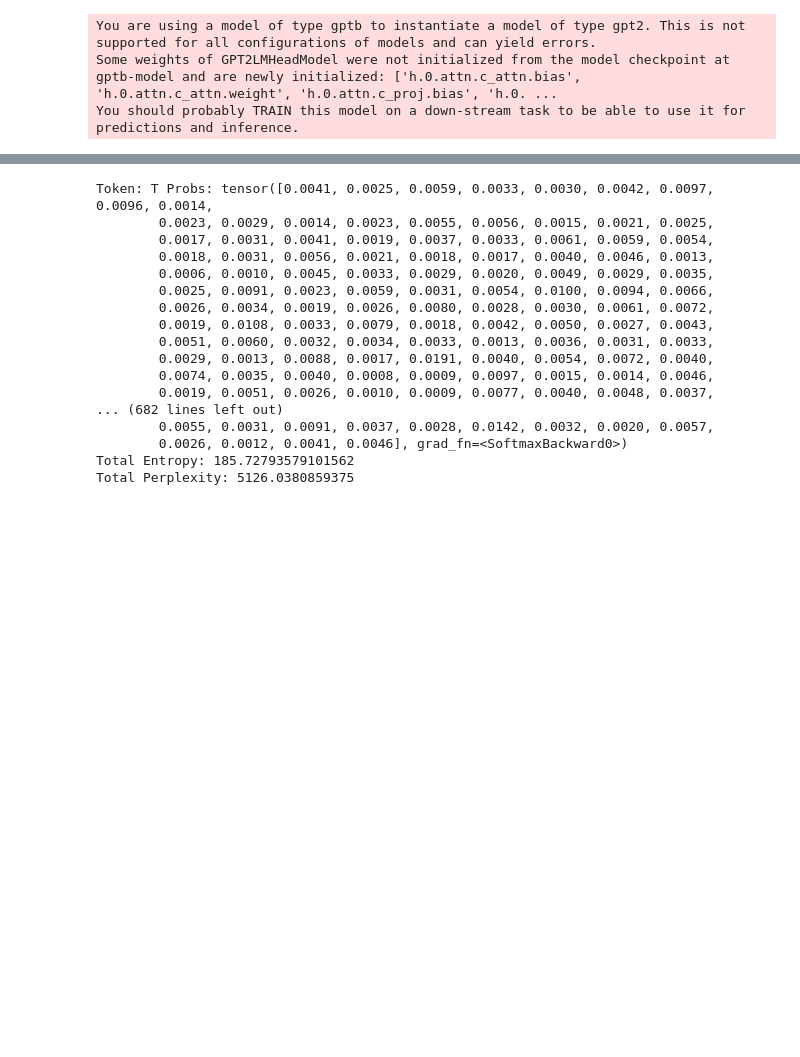
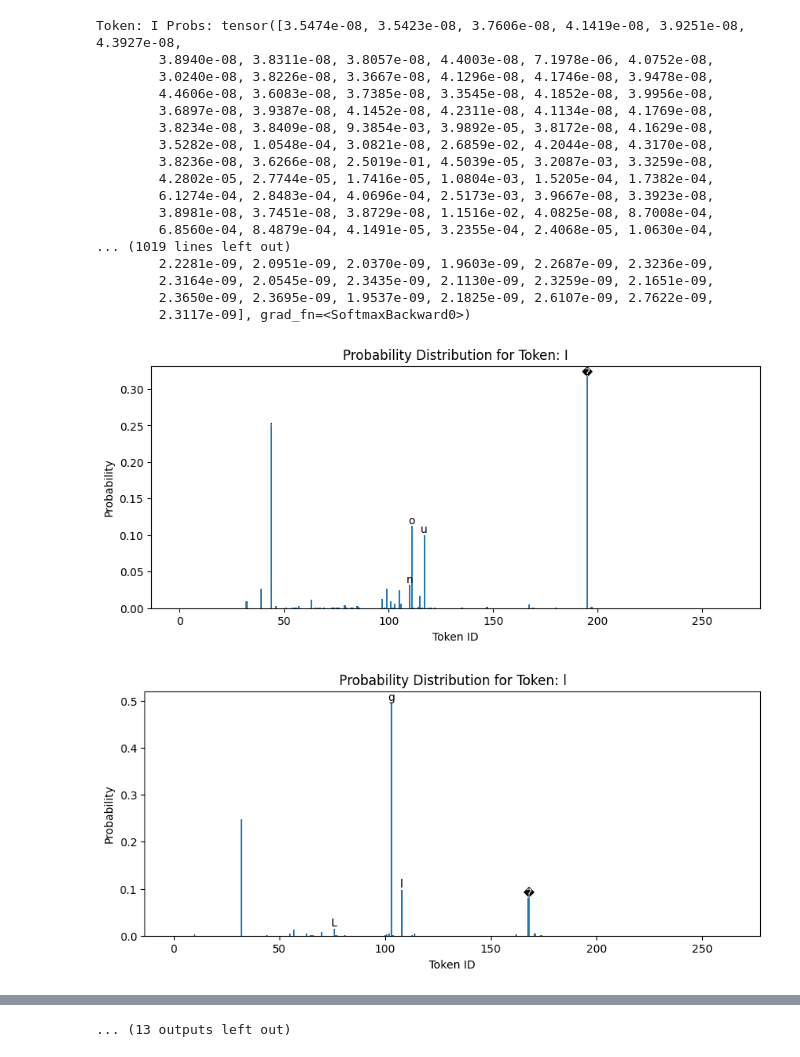
Before and after one commit to Unsuspicious-Industries/blm, a Jupyter notebook: train_gpt_bytes.ipynb, the cells around one changed output, grey strips where cells are left out. Saved outputs shown, nothing was run; the diff lists cells and outputs as text; code cells hidden in the pictures; blank space fills up the shorter version.

Commit message:
some training stuff

```diff
--- a/train_gpt_bytes.ipynb
+++ b/train_gpt_bytes.ipynb
@@ -224,37 +261,69 @@ model.save_pretrained("gptb-model")
+# %%
+# Load the model
+model = GPTBForCausalLM.from_pretrained("./gptb").to(device)
 # %%
 import torch
 import torch.nn.functional as F
-
-# Load the model
-model = GPTBForCausalLM.from_pretrained("gptb-model").to(device)
+import matplotlib.pyplot as plt
 
 model.eval()
 # tokenize the initial input sentence
-input_ids = tokenizer("This is a test sentence.")["input_ids"]
-input_ids = torch.tensor(input_ids).unsqueeze(0)
+input_ids = tokenizer("Il faut manger du pain.")["input_ids"]
+input_ids = torch.tensor(input_ids).unsqueeze(0).to(device)
 
 probs = []
 
-# generate probailities distributions for all tokens in the input sentence
+# generate probability distributions for all tokens in the input sentence
 for i in range(len(input_ids[0])):
-    outputs = model(input_ids=input_ids)
+    outputs = model(input_ids=input_ids[:, :i+1])
     next_token_logits = outputs.logits[0, -1, :]
     next_token_probs = F.softmax(next_token_logits, dim=-1)
     print("Token:", tokenizer.decode([input_ids[0][i].item()]), "Probs:", next_token_probs)
     probs.append(next_token_probs)
 
-# analysie entropy and perplexity
+# plot probability distributions
+for i, prob in enumerate(probs):
+    plt.figure(figsize=(10, 4))
+    plt.bar(range(len(prob)), prob.cpu().detach().numpy())
+    plt.title(f"Probability Distribution for Token: {tokenizer.decode([input_ids[0][i].item()])}")
+    plt.xlabel("Token ID")
+    plt.ylabel("Probability")
+
+    # Annotate the 5 most important probabilities with their corresponding characters
+    top_probs, top_indices = torch.topk(prob, 5)
+    for j in range(5):
+        plt.text(top_indices[j].item(), top_probs[j].item(), tokenizer.decode([top_indices[j].item()]), ha='center', va='bottom')
+
+    plt.show()
+
+# analyze entropy and perplexity
 total_entropy = 0.0
 total_perplexity = 0.0
 for prob in probs:
     entropy = -torch.sum(prob * torch.log2(prob))
     perplexity = 2 ** entropy
     total_entropy += entropy
     total_perplexity += perplexity
 
 print("Total Entropy:", total_entropy.item())
 print("Total Perplexity:", total_perplexity.item())
 # %% [output]
-You are using a model of type gptb to instantiate a model of type gpt2. This is not supported for all configurations of models and can yield errors.
-Some weights of GPT2LMHeadModel were not initialized from the model checkpoint at gptb-model and are newly initialized: ['h.0.attn.c_attn.bias', 'h.0.attn.c_attn.weight', 'h.0.attn.c_proj.bias', 'h.0. ...
-You should probably TRAIN this model on a down-stream task to be able to use it for predictions and inference.
+Token: I Probs: tensor([3.5474e-08, 3.5423e-08, 3.7606e-08, 4.1419e-08, 3.9251e-08, 4.3927e-08,
+        3.8940e-08, 3.8311e-08, 3.8057e-08, 4.4003e-08, 7.1978e-06, 4.0752e-08,
+        3.0240e-08, 3.8226e-08, 3.3667e-08, 4.1296e-08, 4.1746e-08, 3.9478e-08,
+        4.4606e-08, 3.6083e-08, 3.7385e-08, 3.3545e-08, 4.1852e-08, 3.9956e-08,
+        3.6897e-08, 3.9387e-08, 4.1452e-08, 4.2311e-08, 4.1134e-08, 4.1769e-08,
+        3.8234e-08, 3.8409e-08, 9.3854e-03, 3.9892e-05, 3.8172e-08, 4.1629e-08,
+        3.5282e-08, 1.0548e-04, 3.0821e-08, 2.6859e-02, 4.2044e-08, 4.3170e-08,
+        3.8236e-08, 3.6266e-08, 2.5019e-01, 4.5039e-05, 3.2087e-03, 3.3259e-08,
+        4.2802e-05, 2.7744e-05, 1.7416e-05, 1.0804e-03, 1.5205e-04, 1.7382e-04,
+        6.1274e-04, 2.8483e-04, 4.0696e-04, 2.5173e-03, 3.9667e-08, 3.3923e-08,
+        3.8981e-08, 3.7451e-08, 3.8729e-08, 1.1516e-02, 4.0825e-08, 8.7008e-04,
+        6.8560e-04, 8.4879e-04, 4.1491e-05, 3.2355e-04, 2.4068e-05, 1.0630e-04,
+... (1019 lines left out)
+        2.2281e-09, 2.0951e-09, 2.0370e-09, 1.9603e-09, 2.2687e-09, 2.3236e-09,
+        2.3164e-09, 2.0545e-09, 2.3435e-09, 2.1130e-09, 2.3259e-09, 2.1651e-09,
+        2.3650e-09, 2.3695e-09, 1.9537e-09, 2.1825e-09, 2.6107e-09, 2.7622e-09,
+        2.3117e-09], grad_fn=<SoftmaxBackward0>)
+[figure, added]
+[figure, added]
@@ -261,17 +339 @@ You should probably TRAIN this model on a down-stream task to be able to use it
-Token: T Probs: tensor([0.0041, 0.0025, 0.0059, 0.0033, 0.0030, 0.0042, 0.0097, 0.0096, 0.0014,
-        0.0023, 0.0029, 0.0014, 0.0023, 0.0055, 0.0056, 0.0015, 0.0021, 0.0025,
-        0.0017, 0.0031, 0.0041, 0.0019, 0.0037, 0.0033, 0.0061, 0.0059, 0.0054,
-        0.0018, 0.0031, 0.0056, 0.0021, 0.0018, 0.0017, 0.0040, 0.0046, 0.0013,
-        0.0006, 0.0010, 0.0045, 0.0033, 0.0029, 0.0020, 0.0049, 0.0029, 0.0035,
-        0.0025, 0.0091, 0.0023, 0.0059, 0.0031, 0.0054, 0.0100, 0.0094, 0.0066,
-        0.0026, 0.0034, 0.0019, 0.0026, 0.0080, 0.0028, 0.0030, 0.0061, 0.0072,
-        0.0019, 0.0108, 0.0033, 0.0079, 0.0018, 0.0042, 0.0050, 0.0027, 0.0043,
-        0.0051, 0.0060, 0.0032, 0.0034, 0.0033, 0.0013, 0.0036, 0.0031, 0.0033,
-        0.0029, 0.0013, 0.0088, 0.0017, 0.0191, 0.0040, 0.0054, 0.0072, 0.0040,
-        0.0074, 0.0035, 0.0040, 0.0008, 0.0009, 0.0097, 0.0015, 0.0014, 0.0046,
-        0.0019, 0.0051, 0.0026, 0.0010, 0.0009, 0.0077, 0.0040, 0.0048, 0.0037,
-... (682 lines left out)
-        0.0055, 0.0031, 0.0091, 0.0037, 0.0028, 0.0142, 0.0032, 0.0020, 0.0057,
-        0.0026, 0.0012, 0.0041, 0.0046], grad_fn=<SoftmaxBackward0>)
-Total Entropy: 185.72793579101562
-Total Perplexity: 5126.0380859375
+... (13 outputs left out)
```
Also changed, not shown: parts of 13 cells of this notebook, 3 other files.
